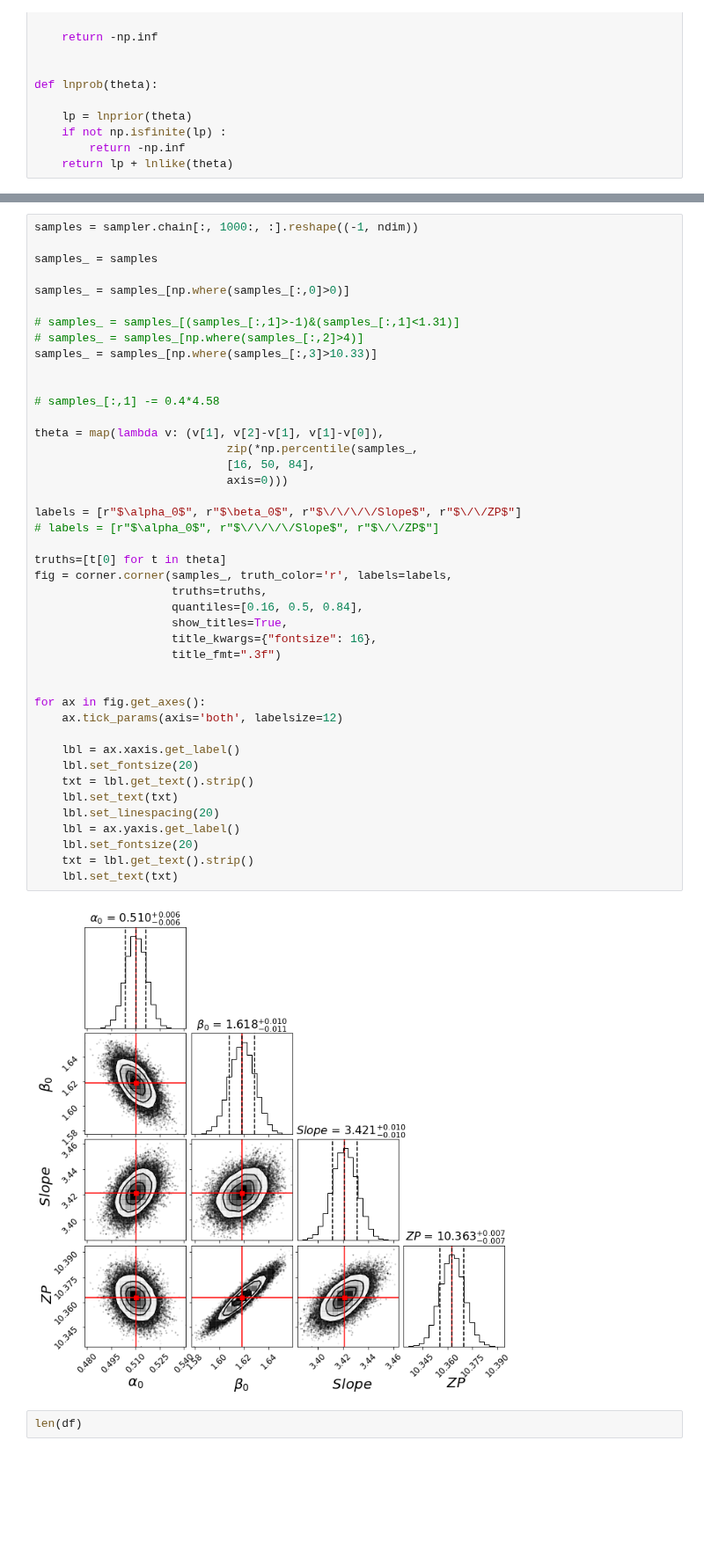
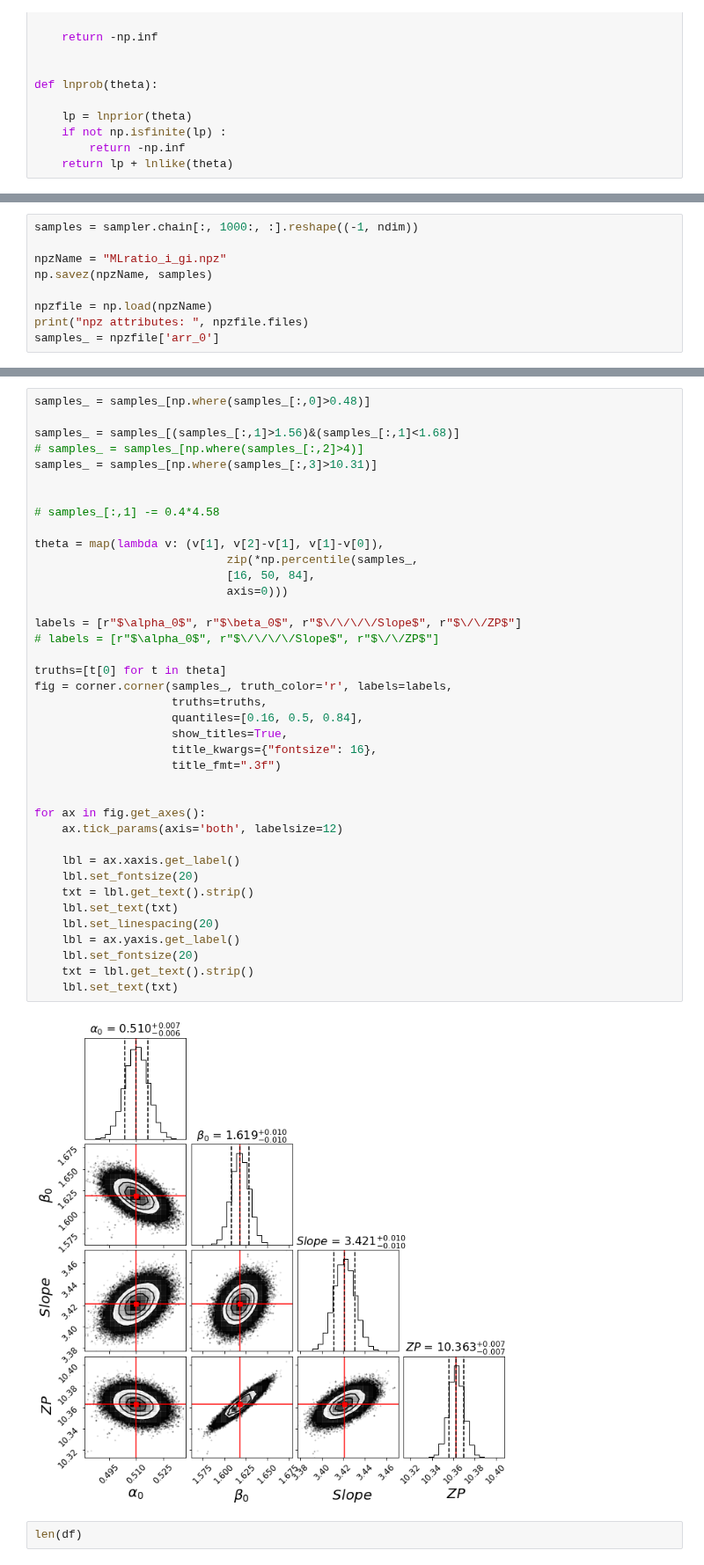
Before and after one commit to ekourkchi/test_TFRcatal, a Jupyter notebook: fit_MLratio_i_gi.ipynb, the cells around one changed output, grey strips where cells are left out. Shown at 88% size. Cells and saved outputs as stored; diff of their text form; blank space fills up the shorter version.

```diff
--- a/fit_MLratio_i_gi.ipynb
+++ b/fit_MLratio_i_gi.ipynb
@@ -399,0 +400,9 @@ Execution time:
+# %%
+samples = sampler.chain[:, 1000:, :].reshape((-1, ndim))
+
+npzName = "MLratio_i_gi.npz"
+np.savez(npzName, samples)
+
+npzfile = np.load(npzName)
+print("npz attributes: ", npzfile.files)
+samples_ = npzfile['arr_0']
@@ -400,13 +411,9 @@ Execution time:
 # %%
-samples = sampler.chain[:, 1000:, :].reshape((-1, ndim))
+samples_ = samples_[np.where(samples_[:,0]>0.48)]
 
-samples_ = samples
-
-samples_ = samples_[np.where(samples_[:,0]>0)]
-
-# samples_ = samples_[(samples_[:,1]>-1)&(samples_[:,1]<1.31)]
+samples_ = samples_[(samples_[:,1]>1.56)&(samples_[:,1]<1.68)]
 # samples_ = samples_[np.where(samples_[:,2]>4)]
-samples_ = samples_[np.where(samples_[:,3]>10.33)]
+samples_ = samples_[np.where(samples_[:,3]>10.31)]
 
 
 # samples_[:,1] -= 0.4*4.58
@@ -414,34 +421,34 @@ samples_ = samples_[np.where(samples_[:,3]>10.33)]
 theta = map(lambda v: (v[1], v[2]-v[1], v[1]-v[0]),
                             zip(*np.percentile(samples_,
                             [16, 50, 84],
                             axis=0)))
 
 labels = [r"$\alpha_0$", r"$\beta_0$", r"$\/\/\/\/Slope$", r"$\/\/ZP$"]
 # labels = [r"$\alpha_0$", r"$\/\/\/\/Slope$", r"$\/\/ZP$"]
 
 truths=[t[0] for t in theta]
 fig = corner.corner(samples_, truth_color='r', labels=labels,
                     truths=truths,
                     quantiles=[0.16, 0.5, 0.84],
                     show_titles=True,
                     title_kwargs={"fontsize": 16},
                     title_fmt=".3f")
 
 
 for ax in fig.get_axes():
     ax.tick_params(axis='both', labelsize=12)
 
     lbl = ax.xaxis.get_label()
     lbl.set_fontsize(20)
     txt = lbl.get_text().strip()
     lbl.set_text(txt)
     lbl.set_linespacing(20)
     lbl = ax.yaxis.get_label()
     lbl.set_fontsize(20)
     txt = lbl.get_text().strip()
     lbl.set_text(txt)
 # %% [output]
-[figure, old version]
+[figure, new version]
 # %%
 len(df)
 # %% [output]
```
Also changed, not shown: parts of 2 cells of this notebook, 6 other files.
